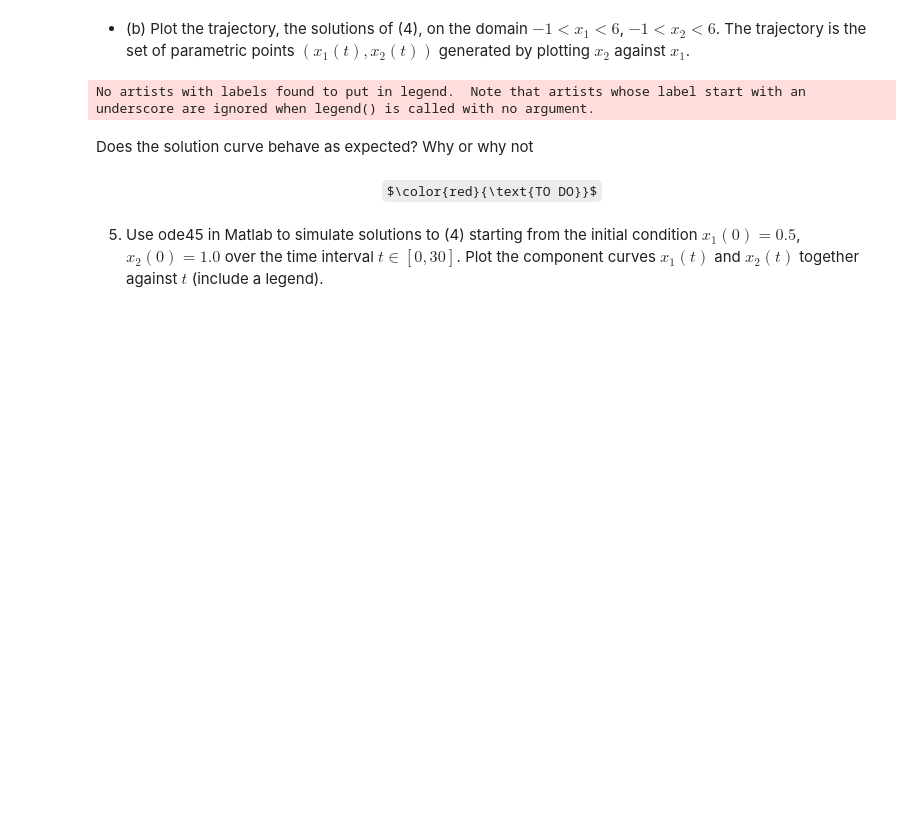
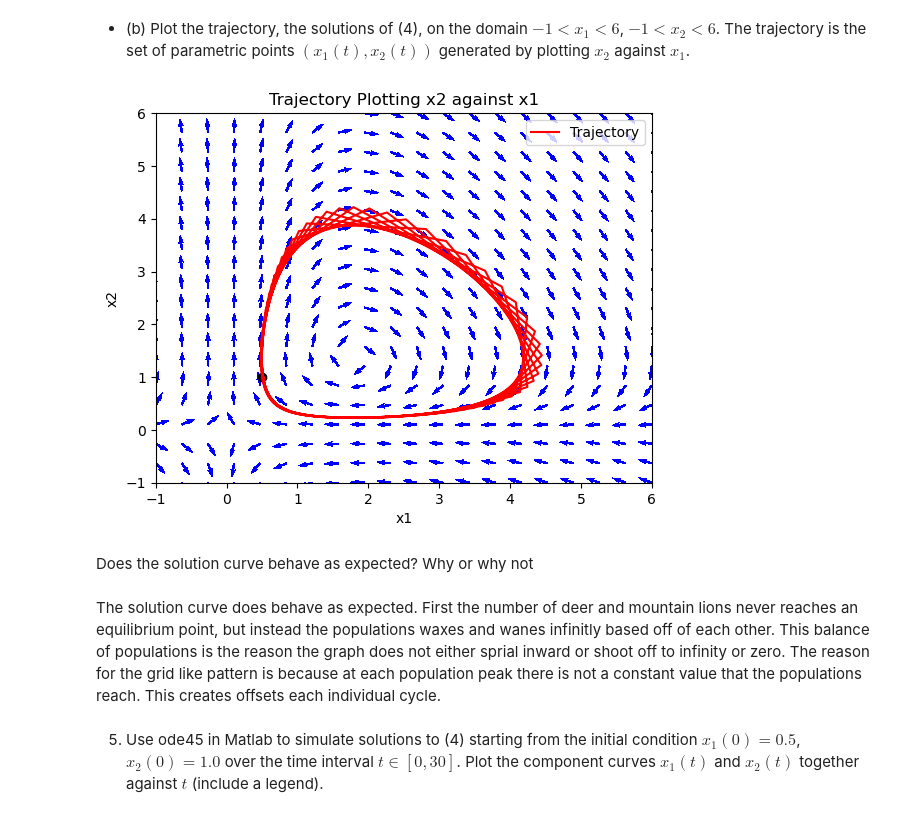
Before and after one commit to scottito/DiffEqProj1, a Jupyter notebook: Project1.ipynb, the cells around one changed output. Drawn from its saved outputs; the diff is of its cells as text; code cells hidden in the pictures; some formulas as TeX source; blank space fills up the shorter version.

```diff
--- a/Project1.ipynb
+++ b/Project1.ipynb
@@ -548,49 +548,38 @@ for x10 in np.linspace(-1, 6, 20):
     for x20 in np.linspace(-1, 6, 20):
         y0 = np.array([x10, x20])
         dx = func(t, np.array([X1, X2]), alpha, beta, gamma, delta)[0]
         dy = func(t, np.array([X1, X2]), alpha, beta, gamma, delta)[1]
         magnitude = np.sqrt(dx**2 + dy**2)
         ax.quiver(X1, X2, dx/magnitude, dy/magnitude, color='b', alpha=0.3)
-
-xnaught = 0.5
-ynaught = 1
-
-def derivative(LV, t, alpha, beta, delta, gamma)
-    x, y = LV
-    derx = x * (alpha - beta * y)
-    dery = y * -(delta - gamma * x)
-    return np.array([derx,dery])
-
-
 
 # Plot the results as parametric equations
 #DX1_DT, DX2_DT = system_of_equations([X1, X2], t, alpha, beta, gamma, delta)
 #ax.streamplot(X1, X2, DX1_DT, DX2_DT, density=1, color="purple")
 
 # Solve the system of differential equations for time t
 x = odeint(system_of_equations, x0, t, args=(alpha, beta, gamma, delta))
 
 # Extract the values of x1 and x2 over time
 x1 = x[:, 0]
 x2 = x[:, 1]
 
 ax.plot(x1, x2, color="red",label="Trajectory") # Trajectory graph
 ax.scatter(x0[0],x0[1],color="black") # Initial point
 
 ax.set_xlim(-1, 6)
 ax.set_ylim(-1, 6)
 
 ax.set_xlabel('x1')
 ax.set_ylabel('x2')
 ax.set_title('Trajectory Plotting x2 against x1')
 ax.legend()
 plt.show()
 # %% [output]
-No artists with labels found to put in legend.  Note that artists whose label start with an underscore are ignored when legend() is called with no argument.
+[figure, added]
 # %% [markdown]
 Does the solution curve behave as expected? Why or why not
 # %% [markdown]
-<center> $\color{red}{\text{TO DO}}$
+The solution curve does behave as expected. First the number of deer and mountain lions never reaches an equilibrium point, but instead the populations waxes and wanes infinitly based off of each other. This balance of populations is the reason the graph does not either sprial inward or shoot off to infinity or zero. The reason for the grid like pattern is because at each population peak there is not a constant value that the populations reach. This creates offsets each individual cycle.
 # %% [markdown]
 5. Use ode45 in Matlab to simulate solutions to (4) starting from the initial condition $x_1(0) = 0.5$, $x_2(0) = 1.0$ over the time interval $t \in [0, 30]$. Plot the component curves $x_1(t)$ and $x_2(t)$ together against $t$ (include a legend).
 # %%
```
Also changed, not shown: parts of 12 cells of this notebook, 2 other files.
